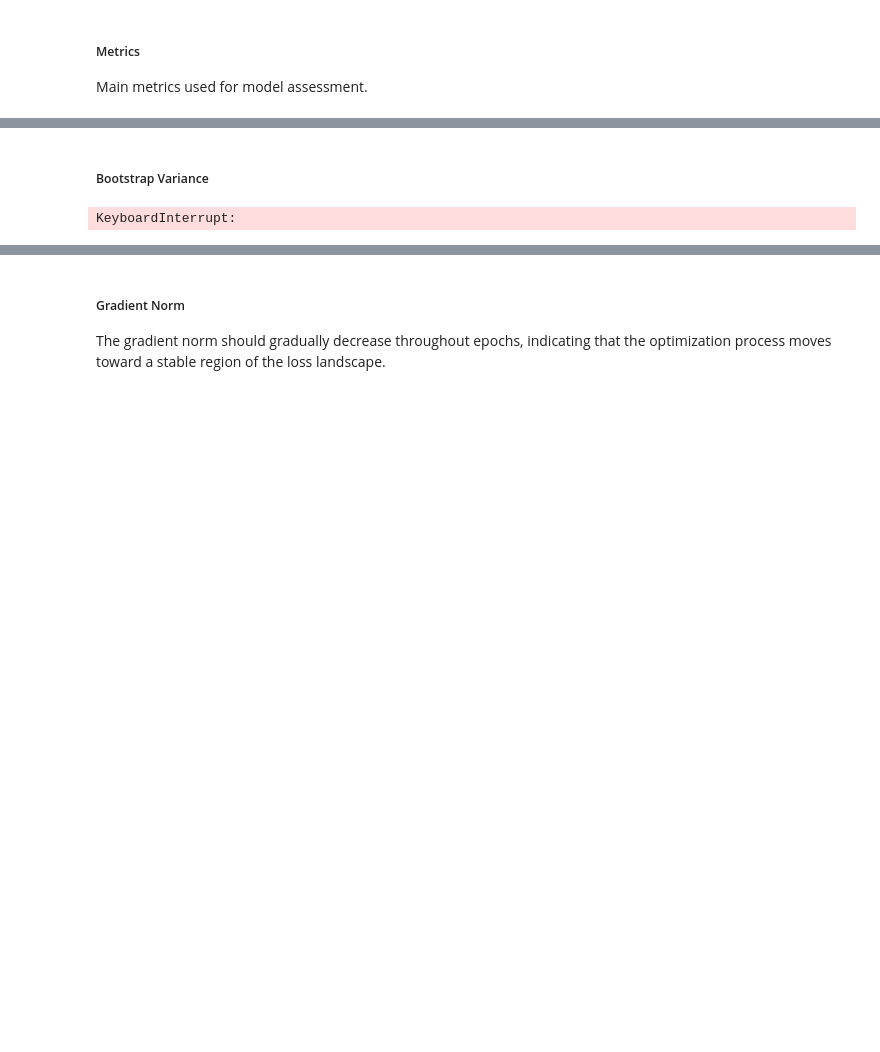
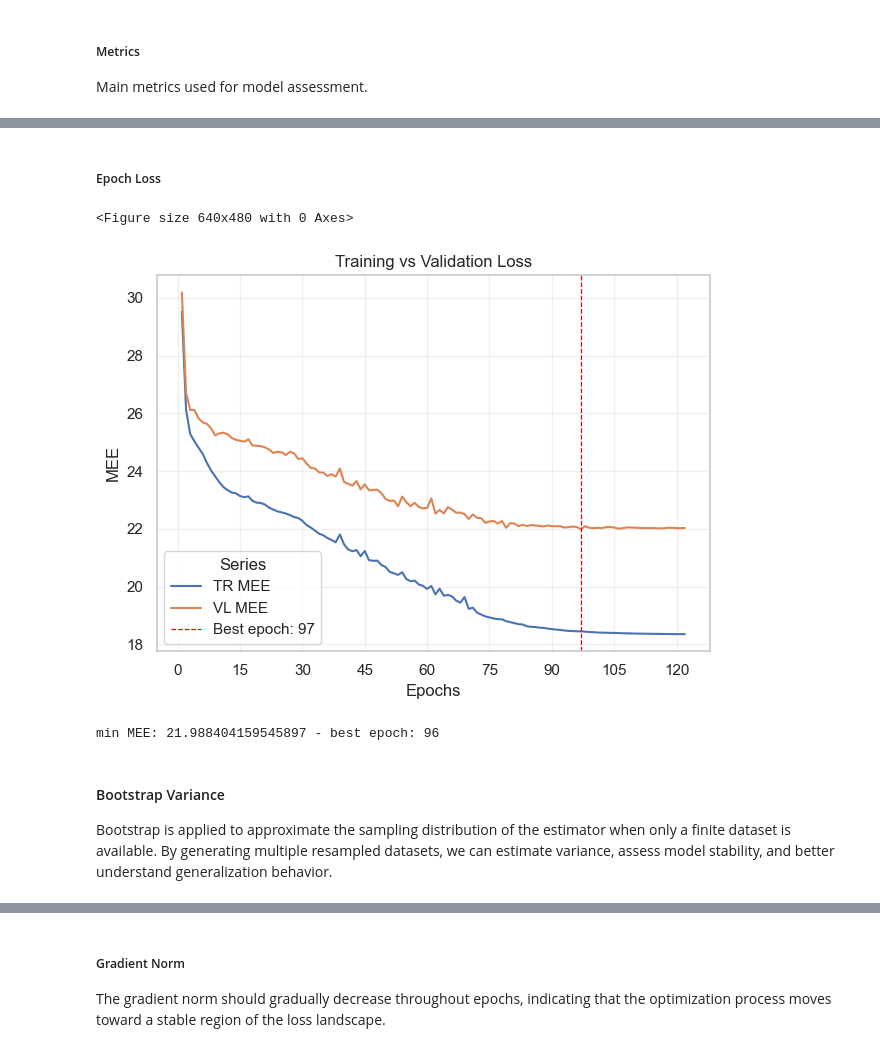
Before and after one commit to Borbico/Machine_Learning_Melaccio, a Jupyter notebook: notebooks/cup_NN_manual.ipynb, the cells around one changed output, grey strips where cells are left out. Saved outputs shown, nothing was run; the diff lists cells and outputs as text; code cells hidden in the pictures; blank space fills up the shorter version.

```diff
--- a/notebooks/cup_NN_manual.ipynb
+++ b/notebooks/cup_NN_manual.ipynb
@@ -370,0 +313,31 @@ for metric in the_metrics:
+# %%
+importlib.reload(nnc)
+importlib.reload(cr)
+# # custom settings
+# # Either batch, online or the mini-batch size
+# ho_batch_size="batch"
+# ho_epochs=median_best_epoch
+# # Enabling Early stopping
+# ho_patience = 50 # patience <0 will disable early stopping
+# ho_min_delta = 1e-4 # ignored if early stopping disabled
+#
+# # Clone an untrained model and its optimizer
+# model_holdout = copy.deepcopy(model_template)
+#
+# hold_out_result = nnc.train(
+#     model_holdout, nnc.HoldOutStrategy(nnc.FeatureTargetSet(X_tr, y_tr), seed=default_seed, scaler=dry_run_scaler),
+#     optimizer_template,loss_function, batch_size=ho_batch_size, epochs=ho_epochs,
+#     early_stopping_strategy=nnc.EarlyStoppingStrategy(patience=ho_patience, min_delta=ho_min_delta),
+#     scheduler_template=scheduler_template,
+#     additional_metrics=metrics_dict
+# )
+
+importlib.reload(nnc)
+model_holdout = copy.deepcopy(model_template)
+inner_train_params_holdout = copy.deepcopy(inner_train_params)
+hold_out_scaler = StandardScaler()
+
+hold_out_result = nnc.train(
+    model_holdout, nnc.HoldOutStrategy(nnc.FeatureTargetSet(X_tr, y_tr), seed=default_seed, scaler=hold_out_scaler),
+    **inner_train_params_holdout
+)
@@ -370,0 +357,5 @@ for metric in the_metrics:
+# %%
+epochs_tr_mee = hold_out_result.epochs_tr_loss
+epochs_vl_mee = hold_out_result.epochs_vl_loss
+epochs_grad = hold_out_result.epochs_grad_norm
+best_hold_out_epoch = hold_out_result.best_epoch
@@ -371,5 +370,20 @@ for metric in the_metrics:
+# %% [markdown]
+<h5>Epoch Loss</h5>
+# %%
+importlib.reload(nnc)
+nnc.plot_epoch_mee(epochs_tr_mee, epochs_vl_mee, best_hold_out_epoch)
+# %% [output]
+<Figure size 640x480 with 0 Axes>
+[figure, added]
+# %%
+best_vl_mee = min(hold_out_result.epochs_vl_loss)
+best_epoch = hold_out_result.epochs_vl_loss.index(best_vl_mee)
+print(f"min MEE: {best_vl_mee} - best epoch: {best_epoch+1}")
+# %% [output]
+min MEE: 21.988404159545897 - best epoch: 96
 # %% [markdown]
-<h5>Bootstrap Variance</h5>
+<h4>Bootstrap Variance</h4>
+<p>Bootstrap is applied to approximate the sampling distribution of the estimator when only a finite dataset is available. By generating multiple resampled datasets, we can estimate variance, assess model stability, and better understand generalization behavior.</p>
 # %%
 
 epochs_metrics_bootstrap_dict = {
@@ -385,10 +399,9 @@ runner = nnc.TorchRegressorRunner(model_template)
 bootstrap_params = {}
 bootstrap_params['train_params'] = copy.deepcopy(inner_train_params)
 bootstrap_params['train_params']["silence_output"] = True
-bootstrap_params['scaler'] = scaler
+bootstrap_params['train_params']["epochs"] = median_best_epoch
+bootstrap_params['scaler'] = StandardScaler()
 bootstrap_params['split_strategy'] = nnc.HoldOutStrategy
 bootstrap_scores = cr.bootstrap_out_of_bag_scores(runner, X_tr, y_tr, samples, epochs_metrics_bootstrap_dict, bootstrap_params)
-# %% [output]
-KeyboardInterrupt:
 # %%
 cr.aggregate_scores(bootstrap_scores)
```
Also changed, not shown: parts of 30 cells of this notebook, 12 other files.
